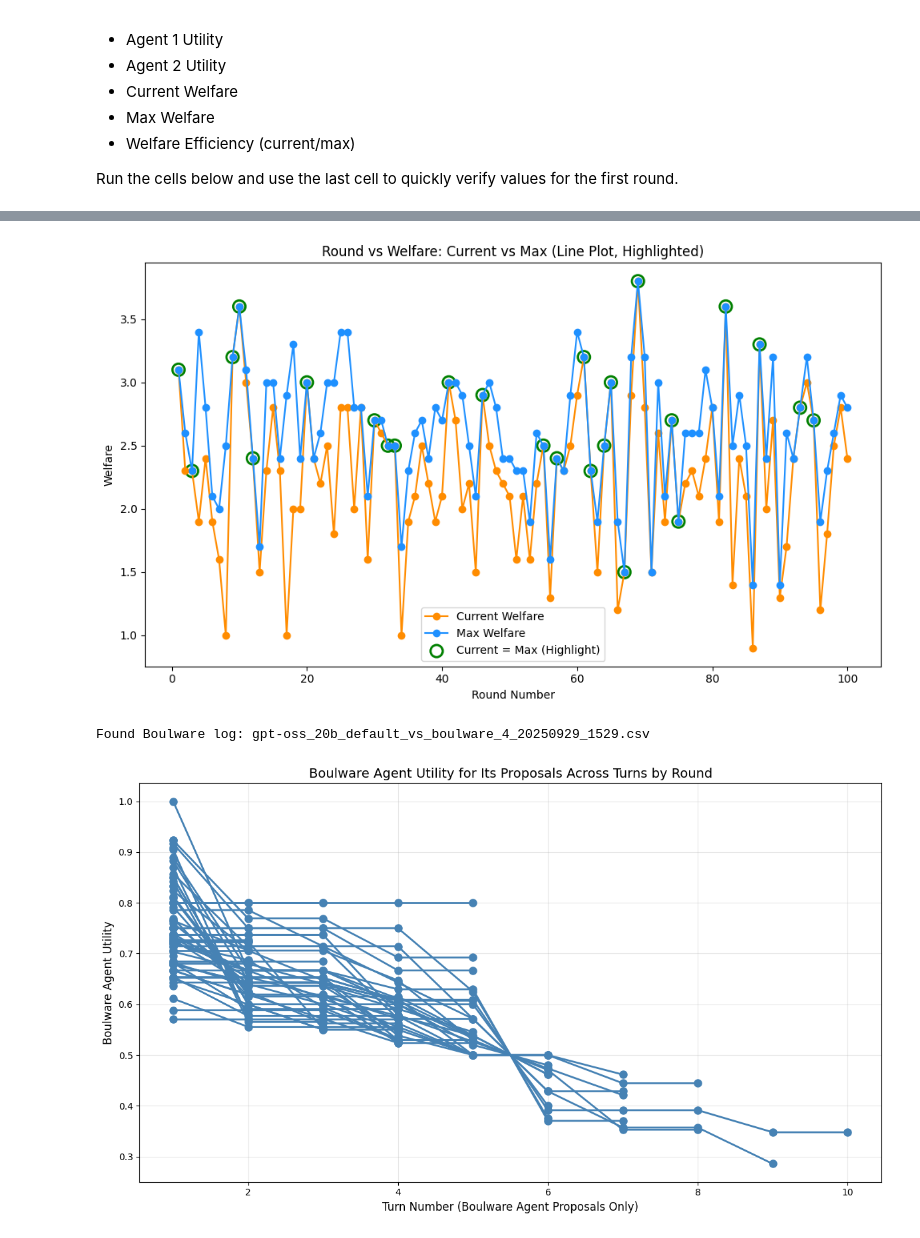
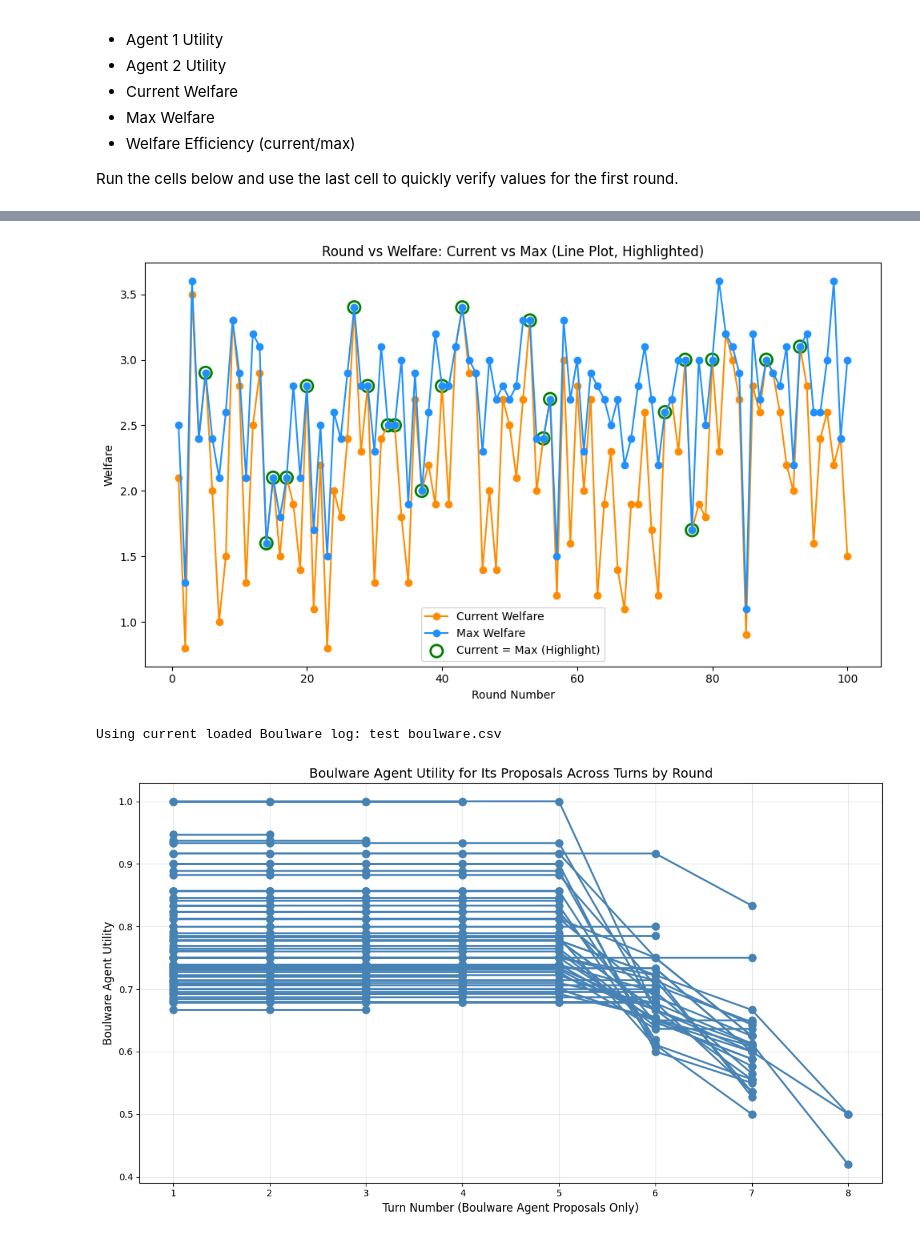
Before and after one commit to zacharytgray/MultiAgent-LLM-Negotiation-Research-Domain, a Jupyter notebook: analyze_results.ipynb, the cells around one changed output, grey strips where cells are left out. Cells and saved outputs as stored; diff of their text form; code cells hidden in the pictures.

```diff
--- a/analyze_results.ipynb
+++ b/analyze_results.ipynb
@@ -21,7 +21,7 @@ from IPython.display import display
 pd.options.display.width = 120
 pd.options.display.max_colwidth = 200
 # %%
-LOG_PATH = "logs\test.csv"
+LOG_PATH = "logs/test boulware.csv"
 # %%
 def parse_items_data(items_str: str) -> Dict[str, Dict[str, float]]:
     """Parse the items_data JSON into a mapping {item_name: {'agent1': float, 'agent2': float}}."""
@@ -105,7 +105,7 @@ def load_log_file(csv_path: Path | str) -> pd.DataFrame:
     return out
 # %%
 # Set your CSV path here. Defaults to one from the 'logs' folder if present.
-default_csv = Path(LOG_PATH.replace("\\", "/"))
+default_csv = Path(LOG_PATH)
 csv_path = default_csv if default_csv.exists() else None
 if csv_path is None:
     print("Default CSV not found. Set 'csv_path' to your log file path, then run the next cell.")
@@ -207,7 +214,7 @@ if 'metrics_df' in globals() and not metrics_df.empty:
 else:
     print("metrics_df not available yet. Run the loading cells above.")
 # %% [output]
-[figure, old version]
+[figure, new version]
 # %%
 # Boulware Agent Proposal Utilities Across Turns
 import matplotlib.pyplot as plt
@@ -220,8 +227,8 @@ import os
 # Find Boulware agent logs
 if 'metrics_df' in globals() and not metrics_df.empty:
     # Check if this is a Boulware agent log or set manually
-    csv_path_str = str(csv_path) if csv_path else ""
-    log_dir = Path("logs")
+    csv_path_str = LOG_PATH
+    log_dir = Path(LOG_PATH)
     boulware_csv = None
 
     # Try to find a Boulware log file if current one isn't
@@ -301,32 +308,32 @@ if 'metrics_df' in globals() and not metrics_df.empty:
                         metrics = compute_round_metrics(items_map, allocation)
                         turn_utilities.append((turn_idx + 1, metrics['agent2_utility']))
 
                     # Plot the utilities for this round
                     if turn_utilities:
                         round_count += 1
                         x_vals = [t[0] for t in turn_utilities]
                         y_vals = [t[1] for t in turn_utilities]
 
                         # Use the same color for all lines
                         plt.plot(x_vals, y_vals, '-o', color='steelblue', linewidth=2, markersize=8)
 
                 except Exception as e:
                     pass  # Silently continue if we can't process this round
 
             if round_count > 0:
                 plt.xlabel('Turn Number (Boulware Agent Proposals Only)', fontsize=12)
                 plt.ylabel('Boulware Agent Utility', fontsize=12)
                 plt.title('Boulware Agent Utility for Its Proposals Across Turns by Round', fontsize=14)
                 plt.grid(True, alpha=0.3)
                 plt.tight_layout()
                 plt.show()
                 print(f"Successfully plotted {round_count} rounds with Boulware agent proposals")
             else:
                 print("No rounds with valid Boulware agent proposals found to plot")
         else:
             print("No Boulware agent data found in the loaded CSV.")
 else:
     print("metrics_df not available yet. Run the loading cells above.")
 # %% [output]
-Found Boulware log: gpt-oss_20b_default_vs_boulware_4_20250929_1529.csv
+Using current loaded Boulware log: test boulware.csv
-[figure, old version]
+[figure, new version]
```
Also changed, not shown: parts of 7 cells of this notebook.
